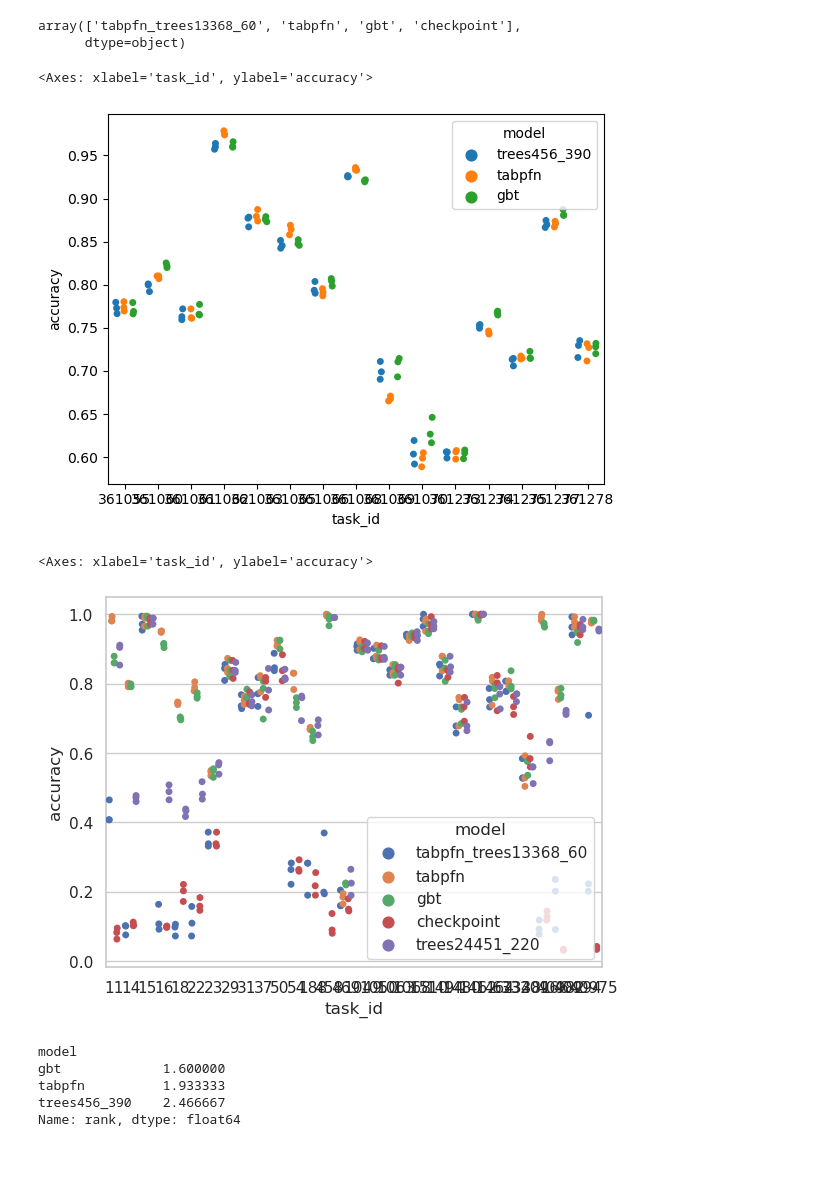
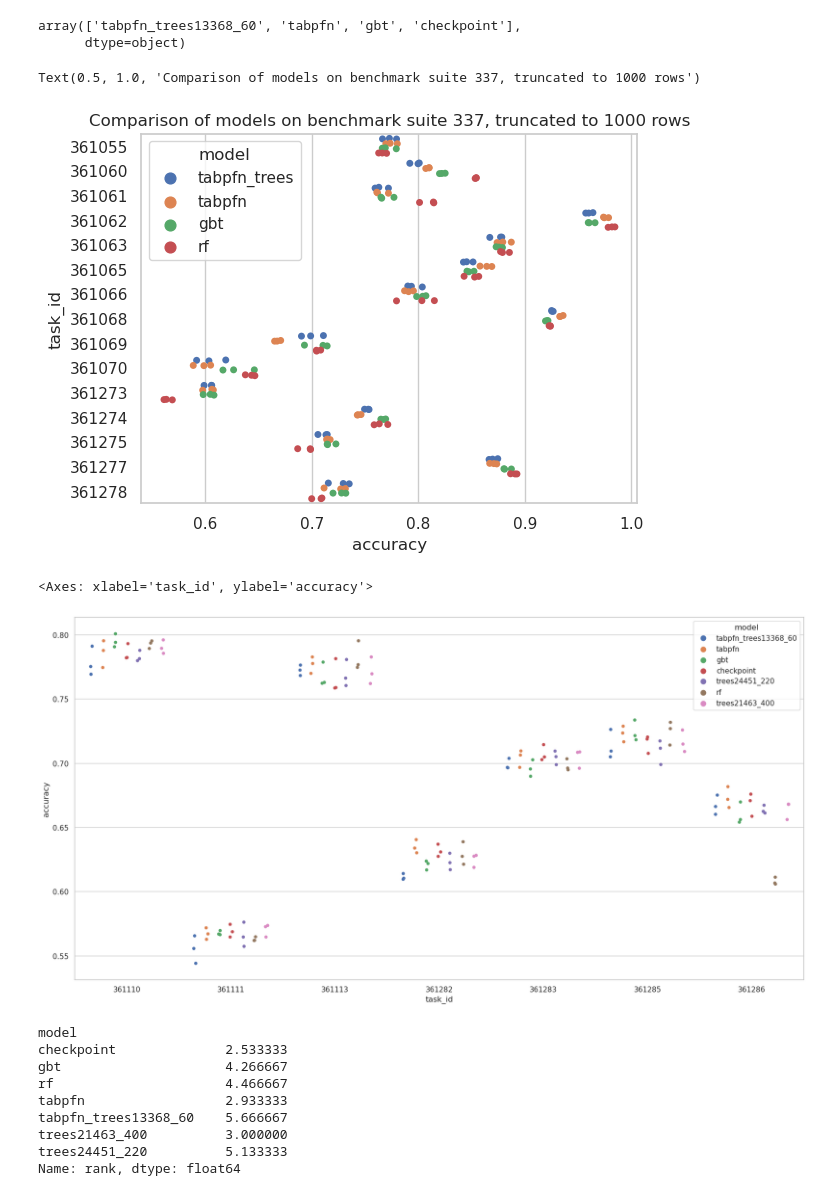
Before and after one commit to LeoGrin/TabPFN, a Jupyter notebook: tabpfn/benchmark_analysis.ipynb, the cells around one changed output. Saved outputs shown, nothing was run; the diff lists cells and outputs as text; code cells hidden in the pictures; blank space fills up the shorter version.

```diff
--- a/tabpfn/benchmark_analysis.ipynb
+++ b/tabpfn/benchmark_analysis.ipynb
@@ -18,7 +18,10 @@ array(['Random Forest', 'Gradient Boosting', 'Logistic Regression',
 results = pd.read_csv('tabpfn/results_benchmark.csv')
 results = results[results["metric"] == "accuracy"]
 results["accuracy"] = results["value"]
-results = results[results["suite_id"] == "cc18"]
+results = results[results["suite_id"] == "334"]
+# replace model "checkpoint" by "trees"
+#results["model"] = results["model"].replace("trees456_390", "tabpfn_trees")
+#results["model"] = results["model"].replace("trees456_390_2", "tabpfn_trees_2")
 # results_large["suite_id"] = "337"
 # results_large["model"] = results_large["model"] + "_large"
 # # replce model "checkpoint" by trees
@@ -64,20 +67,24 @@ array(['tabpfn_trees13368_60', 'tabpfn', 'gbt', 'checkpoint'],
 # %%
 #ax = sns.boxplot(x="task_id", y="value", hue="model", data=results_337[results_337["metric"] == "accuracy"], palette="Set3")
 # replace by scatterplot
 results["task_id"] = results["task_id"].astype(str)
-sns.stripplot(x="task_id", y="accuracy", hue="model",
-              data=results[results["model"].isin(["tabpfn", "tabpfn_large", "gbt", "gbt_large", "checkpoint", "trees456_390_large", "trees456_390"])],
+sns.stripplot(y="task_id", x="accuracy", hue="model",
+              data=results[results["model"].isin(["tabpfn", "gbt", "rf", "tabpfn_trees",])],
               dodge=True)
+plt.title("Comparison of models on benchmark suite 337, truncated to 1000 rows")
 # %% [output]
-<Axes: xlabel='task_id', ylabel='accuracy'>
+Text(0.5, 1.0, 'Comparison of models on benchmark suite 337, truncated to 1000 rows')
-[figure, old version]
+[figure, new version]
 # %%
 # plot the results
 # score in y
 # task_id in x
 # hue is the model
+import matplotlib.pyplot as plt
 
 sns.set(style="whitegrid")
+# make it larger
+fig, ax = plt.subplots(figsize=(20, 10))
 # accuracy
 
 #ax = sns.boxplot(x="task_id", y="value", hue="model", data=results_337[results_337["metric"] == "accuracy"], palette="Set3")
@@ -88,11 +95,12 @@ sns.stripplot(x="task_id", y="accuracy", hue="model",
               dodge=True)
 # %% [output]
 <Axes: xlabel='task_id', ylabel='accuracy'>
-[figure, old version]
+[figure, new version]
 # %%
 # Compute mean rank of each model
 #results = results_337[results_337["metric"] == "accuracy"]
 # group by model and task_id, and compute the mean accuracy
+#mean_acc = results[results["model"].isin(["tabpfn", "gbt", "rf", "tabpfn_trees"])].groupby(['model', 'task_id']).mean()
 mean_acc = results.groupby(['model', 'task_id']).mean()
 
 
@@ -109,9 +117,13 @@ mean_rank = sorted_acc.groupby('model')['rank'].mean()
 mean_rank
 # %% [output]
 model
-gbt             1.600000
-tabpfn          1.933333
-trees456_390    2.466667
+checkpoint              2.533333
+gbt                     4.266667
+rf                      4.466667
+tabpfn                  2.933333
+tabpfn_trees13368_60    5.666667
+trees21463_400          3.000000
+trees24451_220          5.133333
 Name: rank, dtype: float64
 # %%
 import pandas as pd
```
Also changed, not shown: parts of 1 cell of this notebook, 11 other files.
